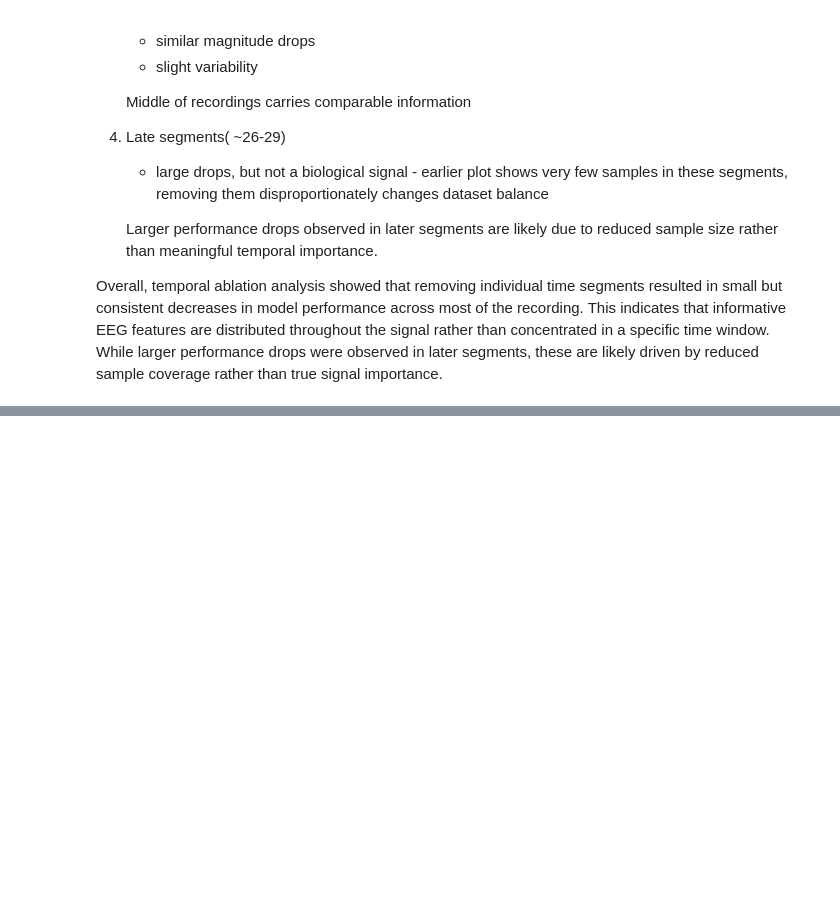
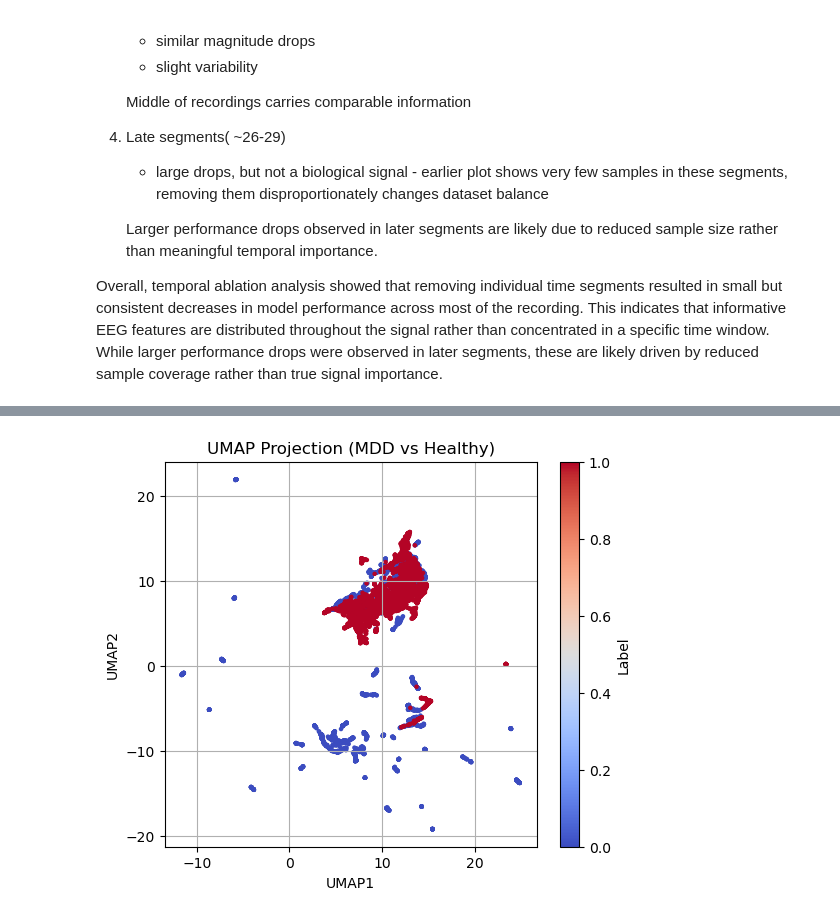
Before and after one commit to BJAngulo/MSSE-277b-final-project-, a Jupyter notebook: notebooks/Raw EEG.ipynb, the cells around one changed output, grey strips where cells are left out. Saved outputs shown, nothing was run; the diff lists cells and outputs as text; code cells hidden in the pictures; blank space fills up the shorter version.

```diff
--- a/notebooks/Raw EEG.ipynb
+++ b/notebooks/Raw EEG.ipynb
@@ -856,0 +915,30 @@ Overall, temporal ablation analysis showed that removing individual time segment
+# %%
+import umap
+
+umap_model = umap.UMAP(
+    n_neighbors=15,
+    min_dist=0.1,
+    random_state=42
+)
+
+X_umap = umap_model.fit_transform(X_seg_10)
+
+# plot UMAP results
+plt.figure(figsize=(6,5))
+
+plt.scatter(
+    X_umap[:,0],
+    X_umap[:,1],
+    c=y_seg_10,
+    cmap="coolwarm",
+    s=5
+)
+
+plt.xlabel("UMAP1")
+plt.ylabel("UMAP2")
+plt.title("UMAP Projection (MDD vs Healthy)")
+plt.colorbar(label="Label")
+plt.grid(True)
+plt.show()
+# %% [output]
+[figure, added]
```
Also changed, not shown: parts of 12 cells of this notebook.
